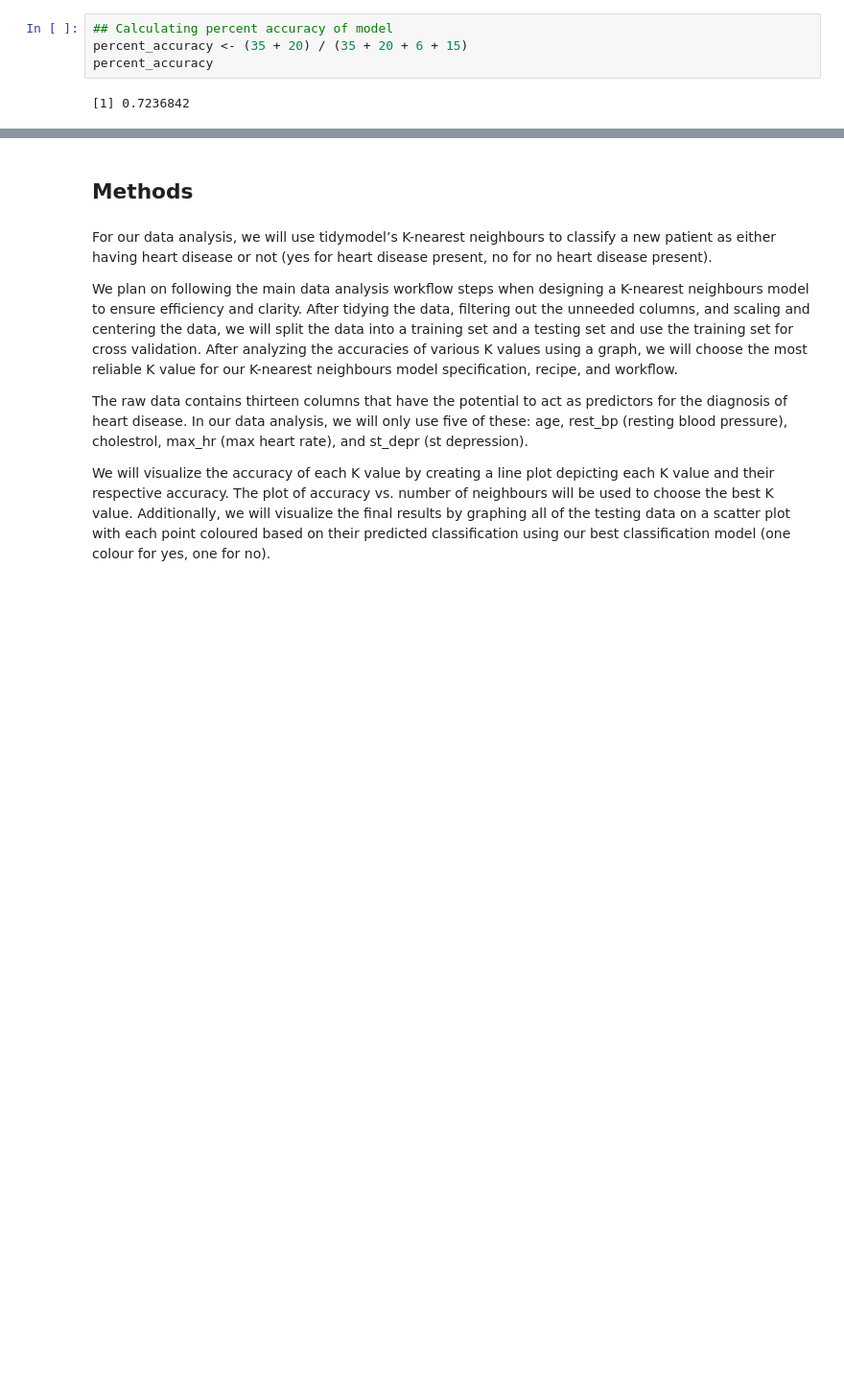
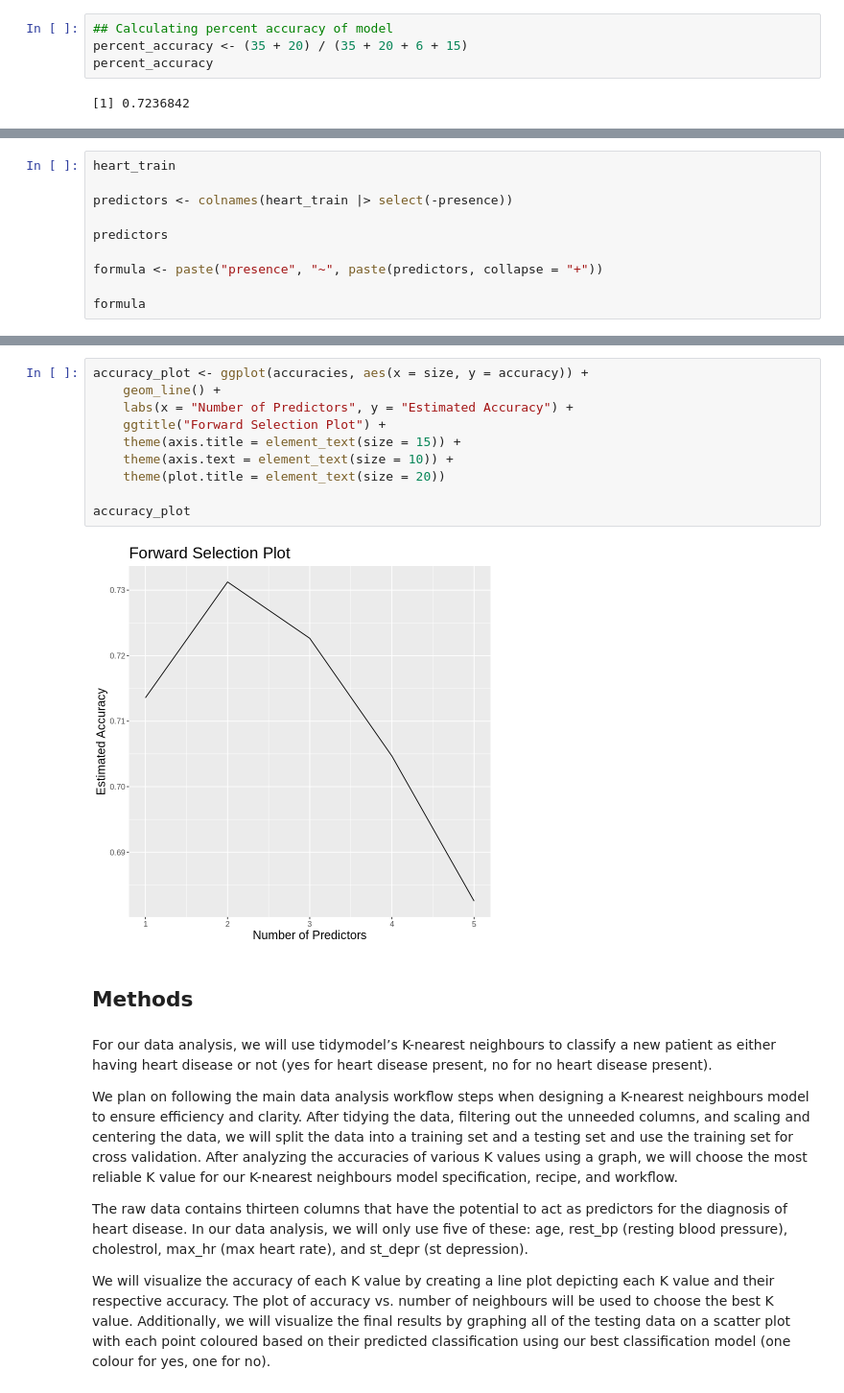
Before and after one commit to itsDagu/dsci100-group-01, a Jupyter notebook: group_proposal.ipynb, the cells around one changed output, grey strips where cells are left out. Shown at 96% size. Cells and saved outputs as stored; diff of their text form; blank space fills up the shorter version.

Commit message:
Added forward selection

```diff
--- a/group_proposal.ipynb
+++ b/group_proposal.ipynb
@@ -223,0 +226,10 @@ percent_accuracy
+# %%
+heart_train
+
+predictors <- colnames(heart_train |> select(-presence))
+
+predictors
+
+formula <- paste("presence", "~", paste(predictors, collapse = "+"))
+
+formula
@@ -224,3 +322,15 @@ percent_accuracy
+# %%
+accuracy_plot <- ggplot(accuracies, aes(x = size, y = accuracy)) +
+    geom_line() +
+    labs(x = "Number of Predictors", y = "Estimated Accuracy") +
+    ggtitle("Forward Selection Plot") +
+    theme(axis.title = element_text(size = 15)) +
+    theme(axis.text = element_text(size = 10)) +
+    theme(plot.title = element_text(size = 20))
+
+accuracy_plot
+# %% [output]
+[figure, added]
 # %% [markdown]
 ## Methods
 # %% [markdown]
```
Also changed, not shown: parts of 6 cells of this notebook.
